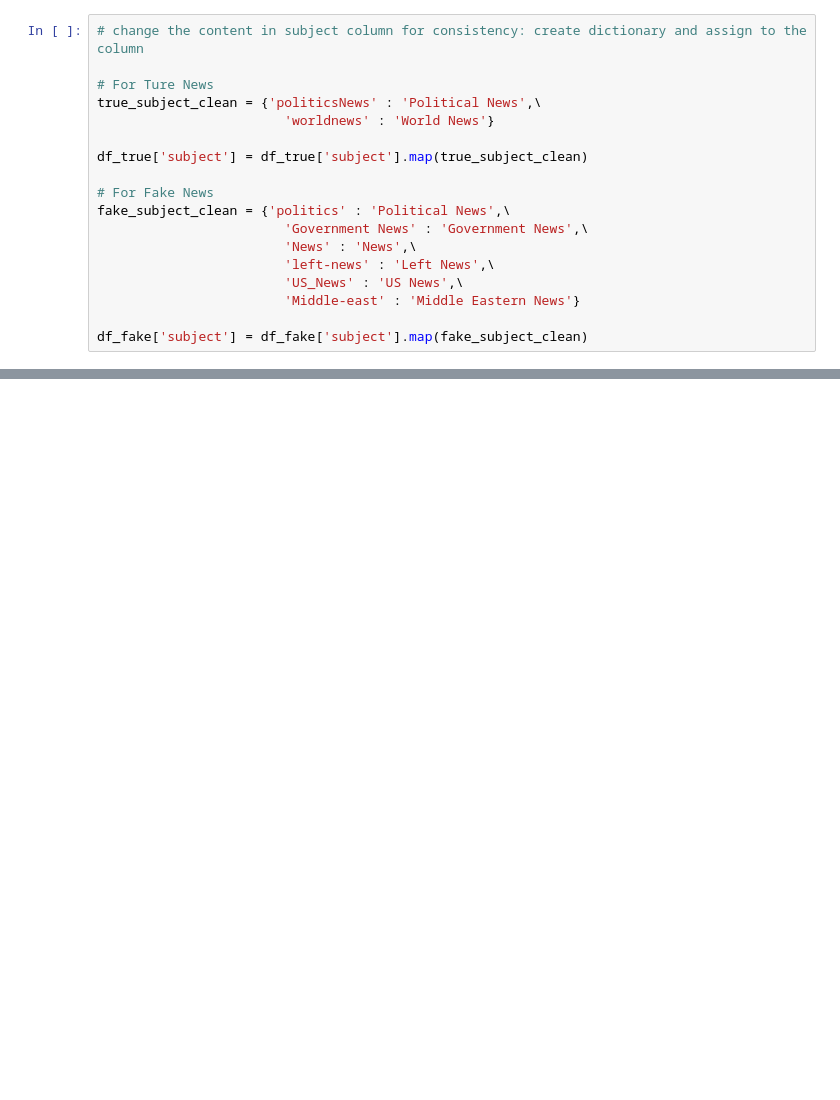
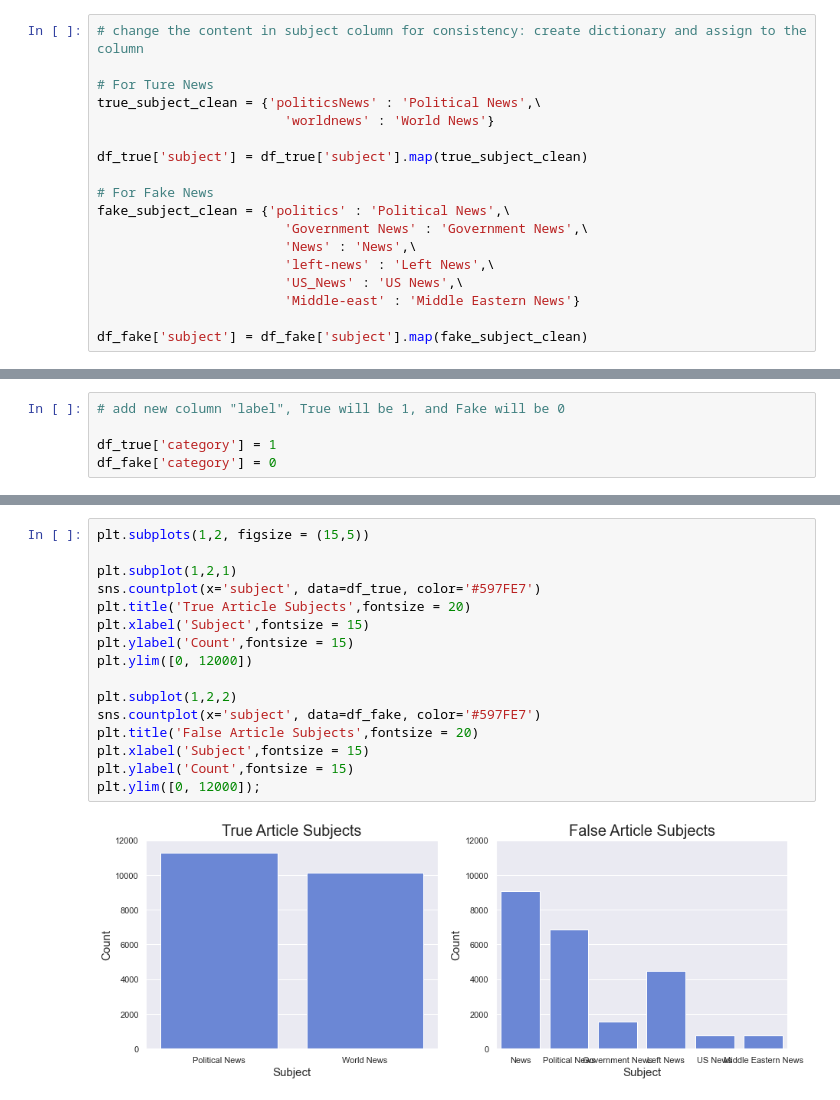
Before and after one commit to conibear/brainstation_machine_learning, a Jupyter notebook: notebook/BrainStation Machine Learning Project.ipynb, the cells around one changed output, grey strips where cells are left out. Drawn from its saved outputs; the diff is of its cells as text; blank space fills up the shorter version.

```diff
--- a/notebook/BrainStation Machine Learning Project.ipynb
+++ b/notebook/BrainStation Machine Learning Project.ipynb
@@ -160,0 +180,5 @@ df_fake['subject'] = df_fake['subject'].map(fake_subject_clean)
+# %%
+# add new column "label", True will be 1, and Fake will be 0
+
+df_true['category'] = 1
+df_fake['category'] = 0
@@ -160,0 +223,18 @@ df_fake['subject'] = df_fake['subject'].map(fake_subject_clean)
+# %%
+plt.subplots(1,2, figsize = (15,5))
+
+plt.subplot(1,2,1)
+sns.countplot(x='subject', data=df_true, color='#597FE7')
+plt.title('True Article Subjects',fontsize = 20)
+plt.xlabel('Subject',fontsize = 15)
+plt.ylabel('Count',fontsize = 15)
+plt.ylim([0, 12000])
+
+plt.subplot(1,2,2)
+sns.countplot(x='subject', data=df_fake, color='#597FE7')
+plt.title('False Article Subjects',fontsize = 20)
+plt.xlabel('Subject',fontsize = 15)
+plt.ylabel('Count',fontsize = 15)
+plt.ylim([0, 12000]);
+# %% [output]
+[figure, added]
```
Also changed, not shown: parts of 13 cells of this notebook.
